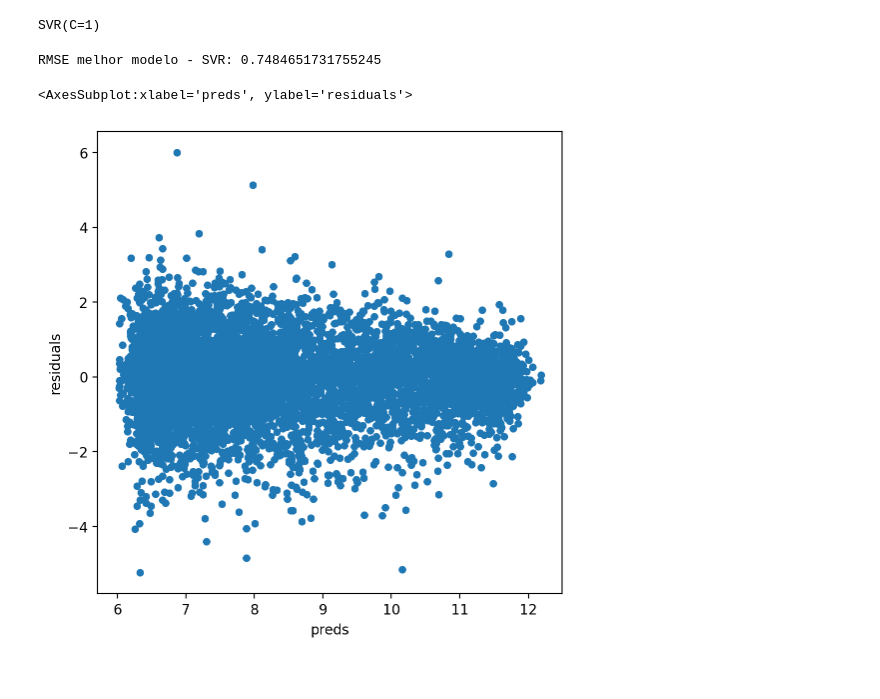
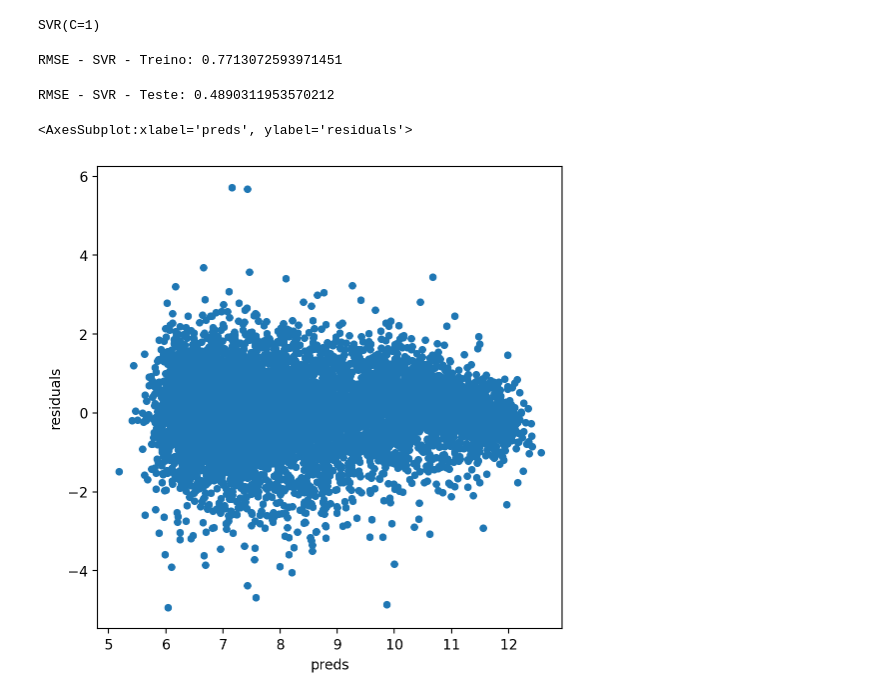
Before and after one commit to alananeo/votos, a Jupyter notebook: tarefa.ipynb, the cells around one changed output. Cells and saved outputs as stored; diff of their text form; code cells hidden in the pictures.

```diff
--- a/tarefa.ipynb
+++ b/tarefa.ipynb
@@ -49,3 +23,10 @@ test_all = test_all.drop(columns=["nome"])
+# %%
+df_2006_2010 = pd.read_csv("data/eleicoes_2006_a_2010.csv", index_col = "nome")
+df_2014 = pd.read_csv("data/eleicoes_2014.csv", index_col = "nome")
+all_data = pd.concat([df_2006_2010, df_2014])
+#all_data = all_data.drop(columns=["ano"])
+all_data = all_data.drop(columns=["sequencial_candidato"])
+#all_data = all_data.drop(columns=["nome"])
 # %% [markdown]
 ## Pré-Processamento
 # %% [markdown]
@@ -79,2 +48,23 @@ test_all = test_all.fillna(test_all.mean()) # valores ausentes
+# %%
+X_train_2006 = all_data[(all_data["ano"]==2006)]
+y_train_2006 = X_train_2006["votos"]
+X_train_2006 = X_train_2006.drop(columns=["votos"])
+X_train_2006 = X_train_2006.drop(columns=["ano"])
+
+
+X_test_2010 = all_data[(all_data["ano"]==2010)]
+y_test_2010 = X_test_2010["votos"]
+X_test_2010 = X_test_2010.drop(columns=["votos"])
+X_test_2010 = X_test_2010.drop(columns=["ano"])
+
+X_train_2006_2010 = all_data[(all_data["ano"]!=2014)]
+y_train_2006_2010 = X_train_2006_2010["votos"]
+X_train_2006_2010 = X_train_2006_2010.drop(columns=["votos"])
+X_train_2006_2010 = X_train_2006_2010.drop(columns=["ano"])
+
+X_test_2014 = all_data[(all_data["ano"]==2014)]
+y_test_2014 = X_test_2014["votos"]
+X_test_2014 = X_test_2014.drop(columns=["votos"])
+X_test_2014 = X_test_2014.drop(columns=["ano"])
 # %% [markdown]
 ###  Variáveis e métodos auxiliares
@@ -342,21 +276,24 @@ Portanto o melhor modelo, somente levando em consideração o RMSE é o SVR
 # %% [markdown]
 # Re-treino do Modelo com todos os dados (2006 e 2010) e validação com 2014
 # %%
-X_train_tudo = X_train_tudo[["quantidade_doacoes","quantidade_doadores","total_receita","media_receita","recursos_de_outros_candidatos/comites","recursos_de_pessoas_fisicas","recursos_de_pessoas_juridicas","recursos_proprios","quantidade_despesas","quantidade_fornecedores","total_despesa","media_despesa"]]
 model_svr = svm.SVR(kernel='rbf', C = 1)
-model_svr.fit(X_train_tudo, y_train_tudo)
+model_svr.fit(X_train_2006_2010, y_train_2006_2010)
 # %% [output]
 SVR(C=1)
 # %%
-print("RMSE melhor modelo - SVR: {}".format(model_svr.score(X_train_tudo, y_train_tudo)))
+print("RMSE - SVR - Treino: {}".format(model_svr.score(X_train_2006_2010, y_train_2006_2010)))
 # %% [output]
-RMSE melhor modelo - SVR: 0.7484651731755245
+RMSE - SVR - Treino: 0.7713072593971451
+# %%
+print("RMSE - SVR - Teste: {}".format(model_svr.score(X_test_2014, y_test_2014)))
+# %% [output]
+RMSE - SVR - Teste: 0.4890311953570212
 # %%
 matplotlib.rcParams['figure.figsize'] = (6.0, 6.0)
-preds = pd.DataFrame({"preds":model_svr.predict(X_train_tudo), "true": y_train_tudo})
+preds = pd.DataFrame({"preds":model_svr.predict(X_train_2006_2010), "true": y_train_2006_2010})
 preds["residuals"] = preds["true"] - preds["preds"]
 preds.plot(x = "preds", y = "residuals", kind = "scatter")
 # %% [output]
 <AxesSubplot:xlabel='preds', ylabel='residuals'>
-[figure, old version]
+[figure, new version]
 # %%
```
Also changed, not shown: parts of 56 cells of this notebook, 3 other files.
